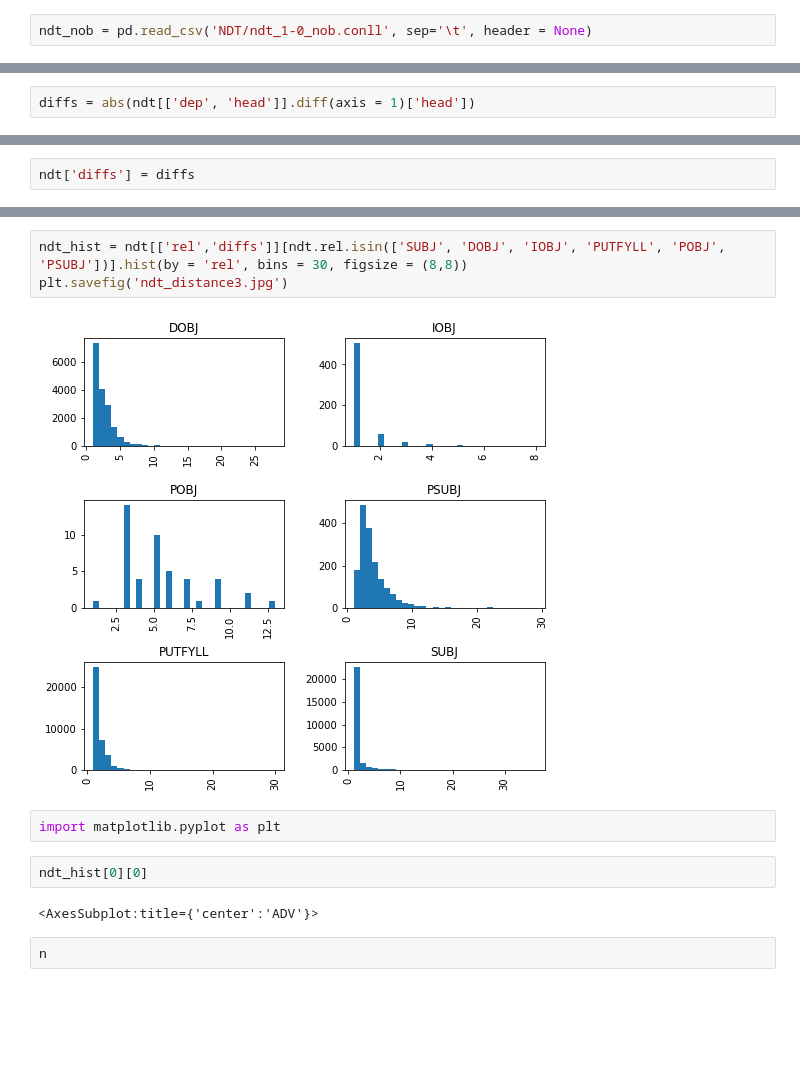
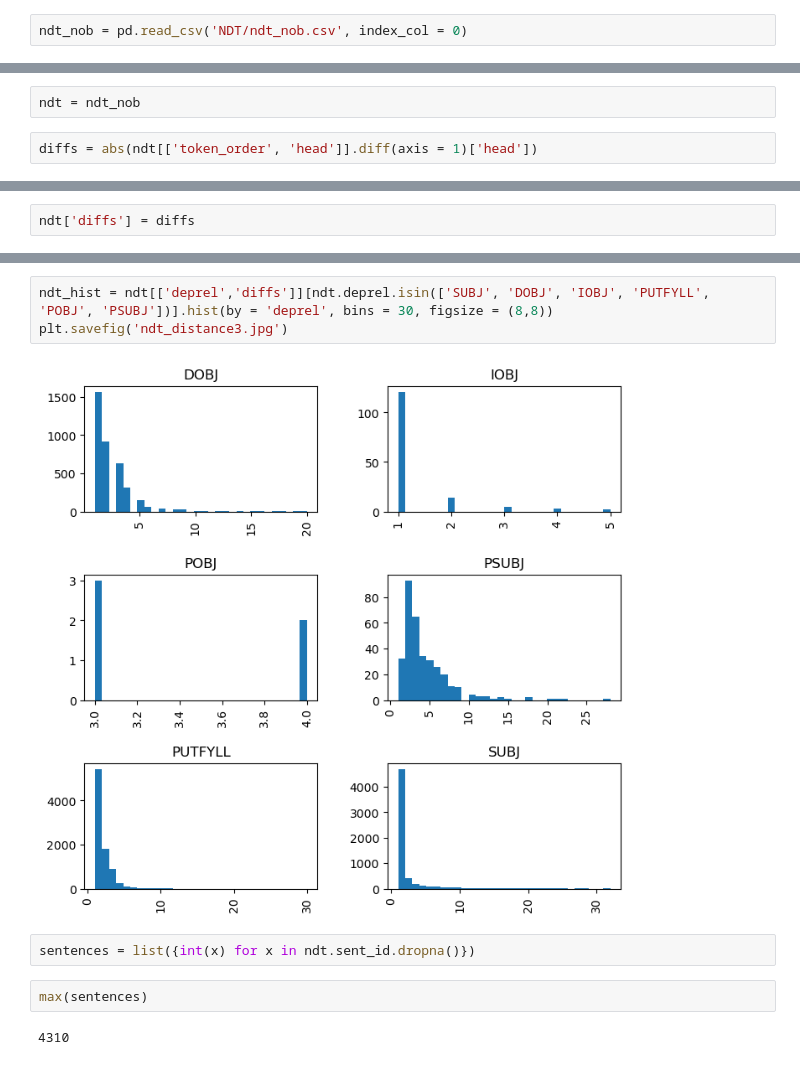
Before and after one commit to Yoonsen/NDT_analyse, a Jupyter notebook: ndt_distance.ipynb, the cells around one changed output, grey strips where cells are left out. Cells and saved outputs as stored; diff of their text form; blank space fills up the shorter version.

```diff
--- a/ndt_distance.ipynb
+++ b/ndt_distance.ipynb
@@ -3,2 +5,2 @@ import pandas as pd
 # %%
-ndt_nob = pd.read_csv('NDT/ndt_1-0_nob.conll', sep='\t', header = None)
+ndt_nob = pd.read_csv('NDT/ndt_nob.csv', index_col = 0)
@@ -84,2 +85,4 @@ ndt['rel'] = dist[7]
+# %%
+ndt = ndt_nob
 # %%
-diffs = abs(ndt[['dep', 'head']].diff(axis = 1)['head'])
+diffs = abs(ndt[['token_order', 'head']].diff(axis = 1)['head'])
@@ -114,13 +132,11 @@ plt.savefig('ndt_distance.jpg')
 # %%
-ndt_hist = ndt[['rel','diffs']][ndt.rel.isin(['SUBJ', 'DOBJ', 'IOBJ', 'PUTFYLL', 'POBJ', 'PSUBJ'])].hist(by = 'rel', bins = 30, figsize = (8,8))
+ndt_hist = ndt[['deprel','diffs']][ndt.deprel.isin(['SUBJ', 'DOBJ', 'IOBJ', 'PUTFYLL', 'POBJ', 'PSUBJ'])].hist(by = 'deprel', bins = 30, figsize = (8,8))
 plt.savefig('ndt_distance3.jpg')
 # %% [output]
-[figure, old version]
+[figure, new version]
-# %%
-import matplotlib.pyplot as plt
-# %%
-ndt_hist[0][0]
-# %% [output]
-<AxesSubplot:title={'center':'ADV'}>
-# %%
-n
+# %%
+sentences = list({int(x) for x in ndt.sent_id.dropna()})
+# %%
+max(sentences)
+# %% [output]
+4310
```
Also changed, not shown: parts of 26 cells of this notebook, 3 other files.
